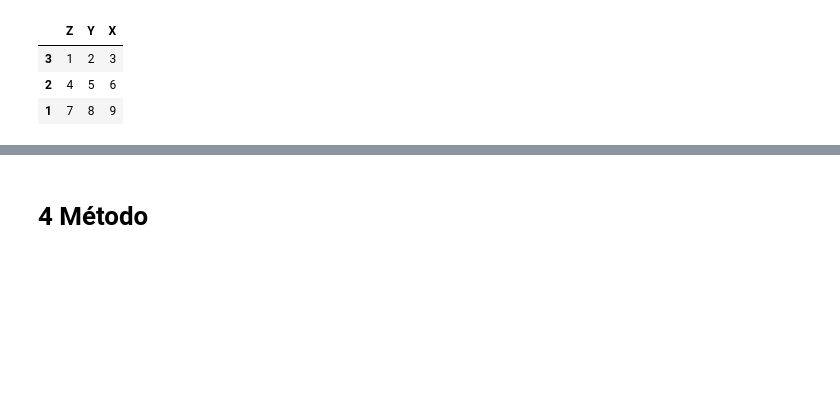
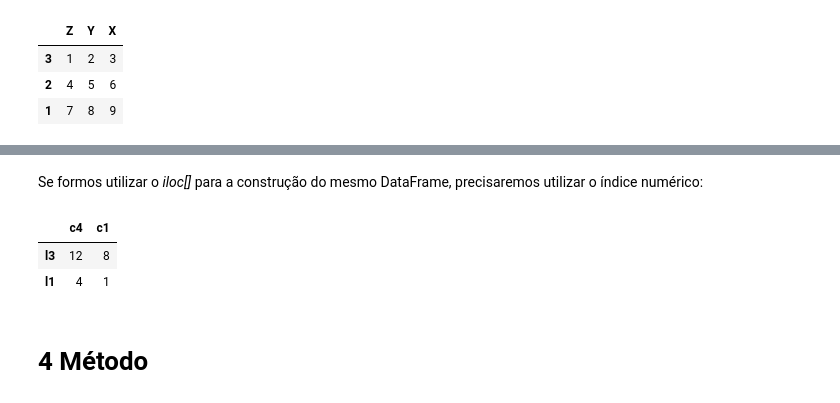
Before and after one commit to 1-aquila-1/data-science, a Jupyter notebook: 01-pandas.ipynb, the cells around one changed output, grey strips where cells are left out. Drawn from its saved outputs; the diff is of its cells as text; code cells hidden in the pictures; blank space fills up the shorter version.

```diff
--- a/01-pandas.ipynb
+++ b/01-pandas.ipynb
@@ -196,3 +252,11 @@ df
+# %% [markdown]
+Se formos utilizar o *iloc[]* para a construção do mesmo DataFrame, precisaremos utilizar o índice numérico:
+# %%
+df.iloc[[2,0],[3,0]]
+# %% [output]
+|  | c4 | c1 |
+| l3 | 12 | 8 |
+| l1 | 4 | 1 |
 # %% [markdown]
 # 4 Método
 # %%
```
Also changed, not shown: parts of 13 cells of this notebook.
